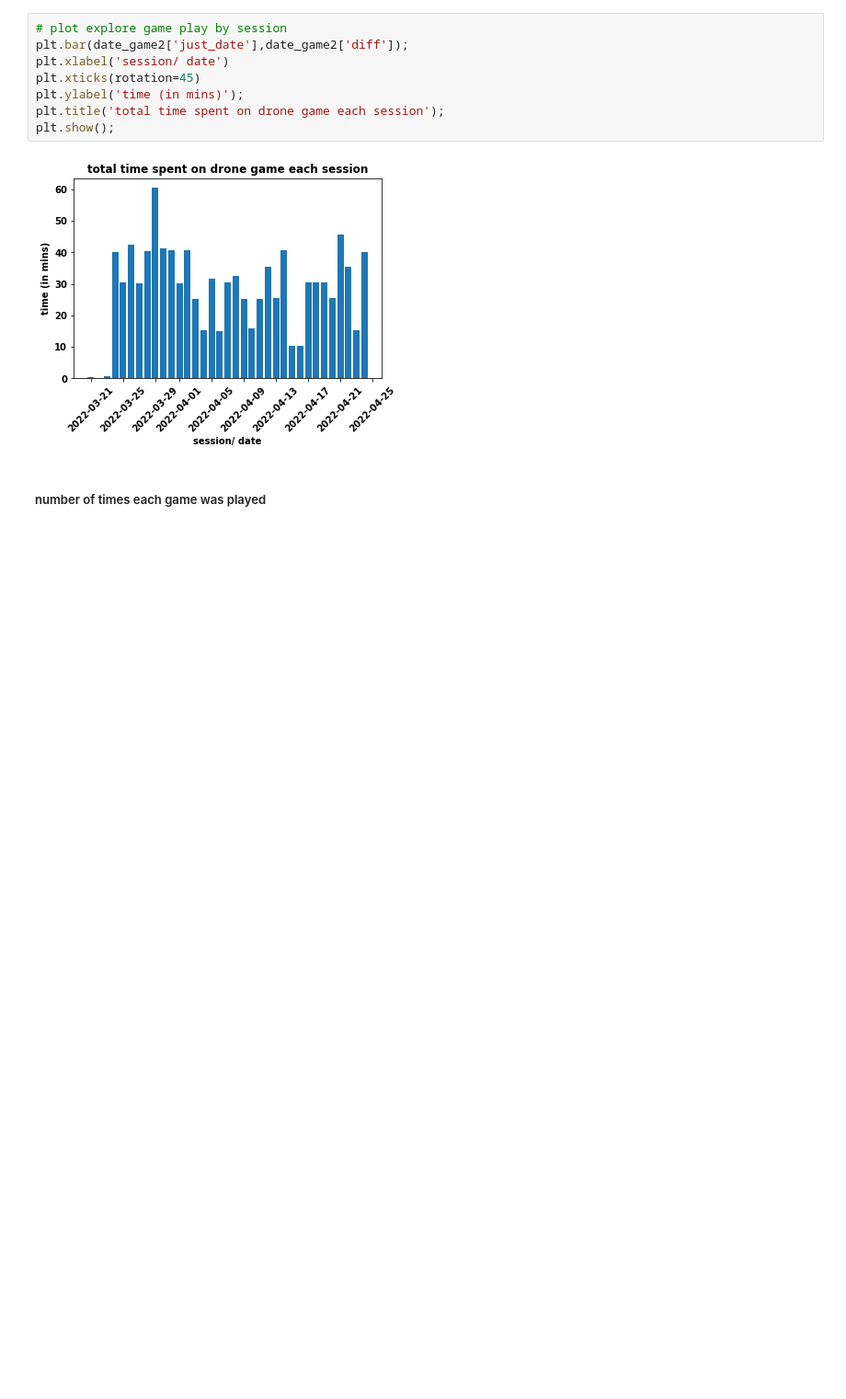
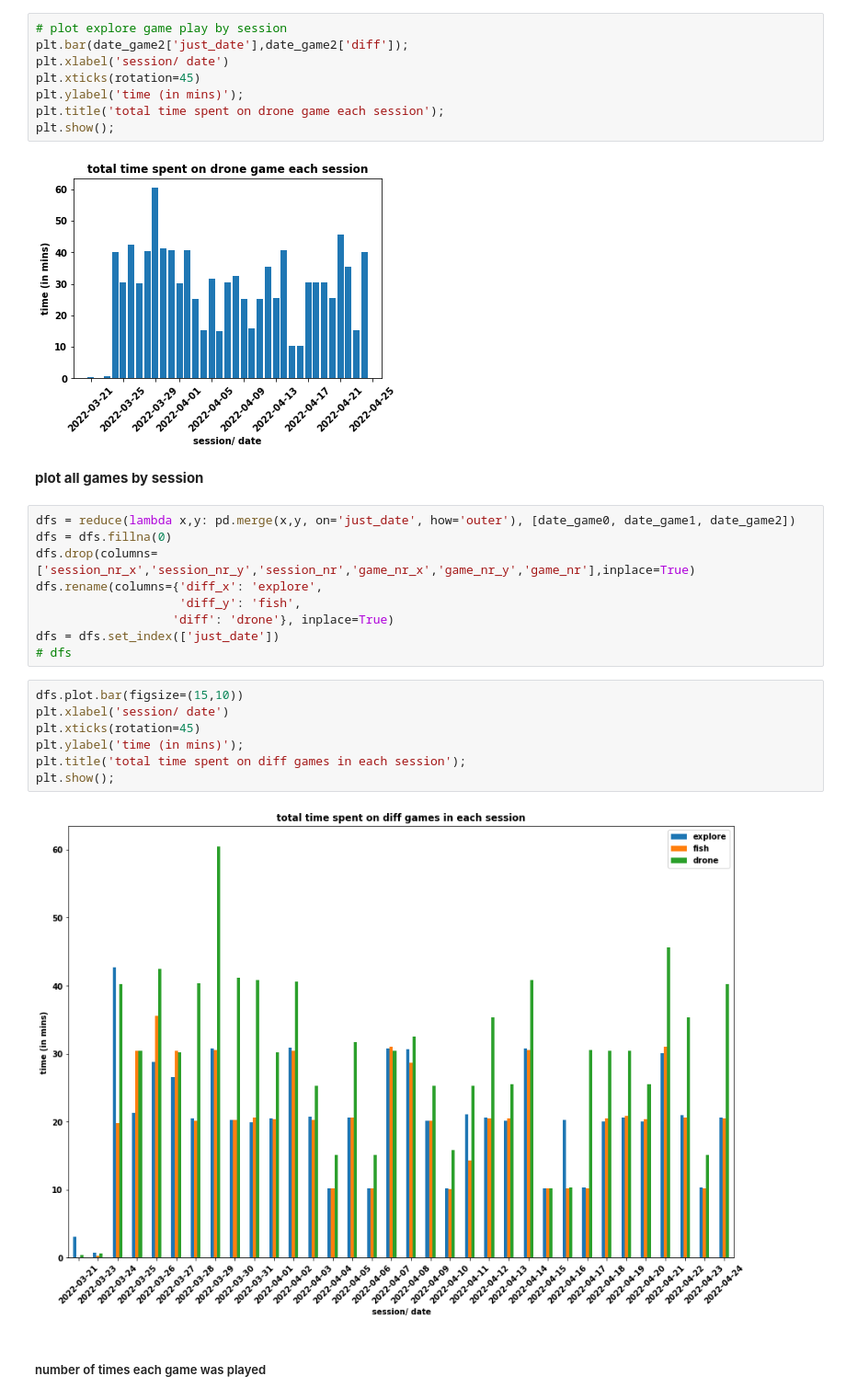
Before and after one commit to doscsy12/robotic_hometherapy, a Jupyter notebook: Extract_database-P002.ipynb, the cells around one changed output. Shown: that part at 92% size. Saved outputs shown, nothing was run; the diff lists cells and outputs as text; blank space fills up the shorter version.

```diff
--- a/Extract_database-P002.ipynb
+++ b/Extract_database-P002.ipynb
@@ -501,6 +502,26 @@ plt.title('total time spent on drone game each session');
 plt.show();
 # %% [output]
 [figure]
+# %% [markdown]
+**plot all games by session**
+# %%
+dfs = reduce(lambda x,y: pd.merge(x,y, on='just_date', how='outer'), [date_game0, date_game1, date_game2])
+dfs = dfs.fillna(0)
+dfs.drop(columns=['session_nr_x','session_nr_y','session_nr','game_nr_x','game_nr_y','game_nr'],inplace=True)
+dfs.rename(columns={'diff_x': 'explore',
+                    'diff_y': 'fish',
+                   'diff': 'drone'}, inplace=True)
+dfs = dfs.set_index(['just_date'])
+# dfs
+# %%
+dfs.plot.bar(figsize=(15,10))
+plt.xlabel('session/ date')
+plt.xticks(rotation=45)
+plt.ylabel('time (in mins)');
+plt.title('total time spent on diff games in each session');
+plt.show();
+# %% [output]
+[figure, added]
 # %% [markdown]
 ##### number of times each game was played
 # %%
```
Also changed, not shown: parts of 3 cells of this notebook.
